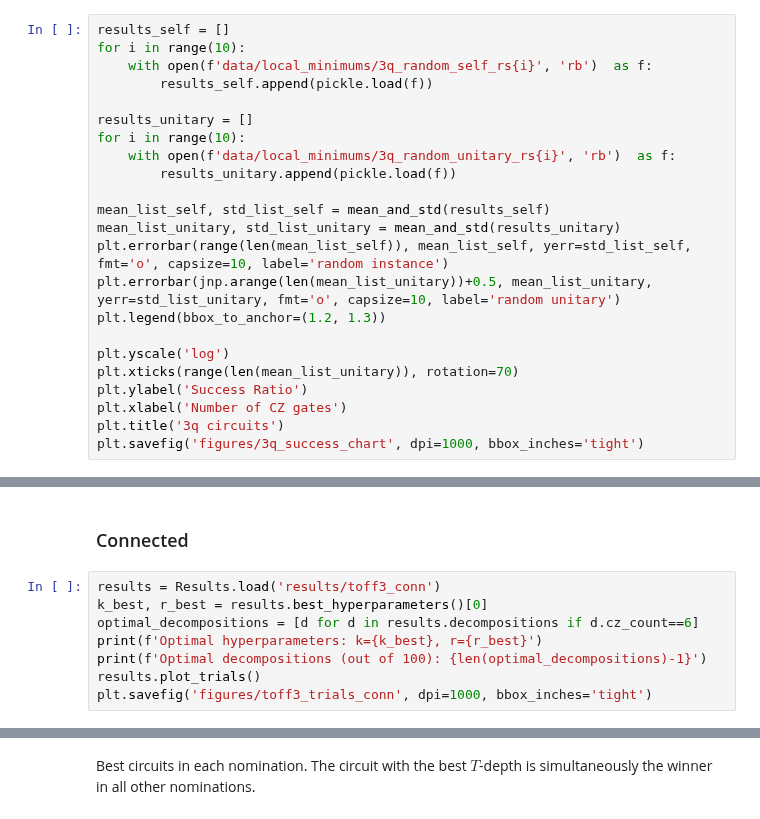
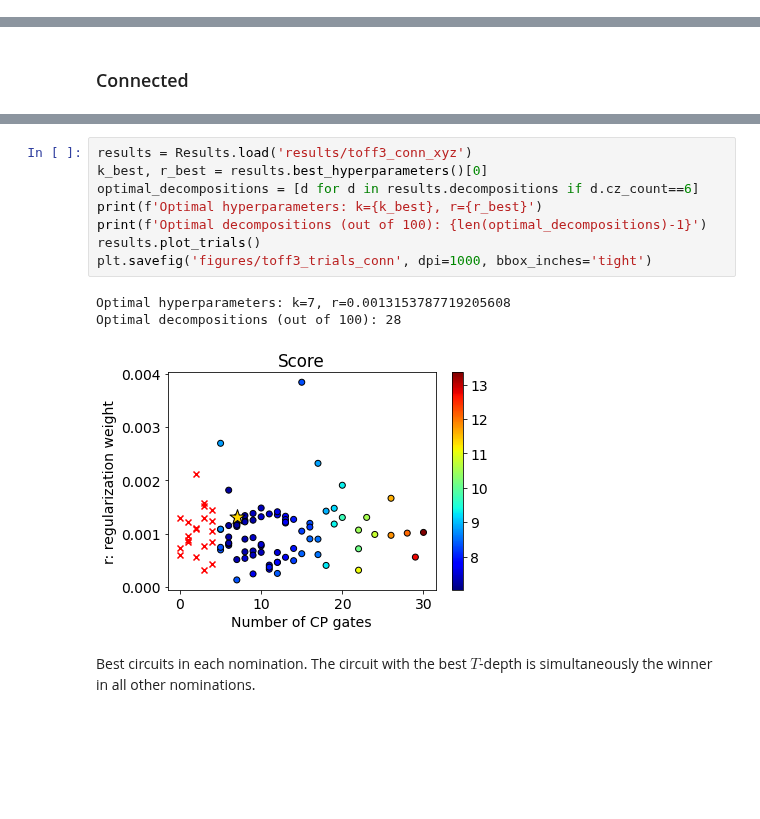
Before and after one commit to idnm/cpflow, a Jupyter notebook: paper/peppar.ipynb, the cells around one changed output, grey strips where cells are left out. Saved outputs shown, nothing was run; the diff lists cells and outputs as text; blank space fills up the shorter version.

```diff
--- a/paper/peppar.ipynb
+++ b/paper/peppar.ipynb
@@ -93,26 +108,3 @@ plt.title('3q circuits')
 plt.savefig('figures/3q_success_chart', dpi=1000, bbox_inches='tight')
 # %% [output]
 [figure]
-# %%
-results_self = []
-for i in range(10):
-    with open(f'data/local_minimums/3q_random_self_rs{i}', 'rb')  as f:
-        results_self.append(pickle.load(f))
-
-results_unitary = []
-for i in range(10):
-    with open(f'data/local_minimums/3q_random_unitary_rs{i}', 'rb')  as f:
-        results_unitary.append(pickle.load(f))
-
-mean_list_self, std_list_self = mean_and_std(results_self)
-mean_list_unitary, std_list_unitary = mean_and_std(results_unitary)
-plt.errorbar(range(len(mean_list_self)), mean_list_self, yerr=std_list_self, fmt='o', capsize=10, label='random instance')
-plt.errorbar(jnp.arange(len(mean_list_unitary))+0.5, mean_list_unitary, yerr=std_list_unitary, fmt='o', capsize=10, label='random unitary')
-plt.legend(bbox_to_anchor=(1.2, 1.3))
-
-plt.yscale('log')
-plt.xticks(range(len(mean_list_unitary)), rotation=70)
-plt.ylabel('Success Ratio')
-plt.xlabel('Number of CZ gates')
-plt.title('3q circuits')
-plt.savefig('figures/3q_success_chart', dpi=1000, bbox_inches='tight')
@@ -184,11 +174,3 @@ plt.savefig('figures/penalty', dpi=1000, bbox_inches='tight')
 ## Toffoli 3
 # %% [markdown]
 ### Connected
-# %%
-results = Results.load('results/toff3_conn')
-k_best, r_best = results.best_hyperparameters()[0]
-optimal_decompositions = [d for d in results.decompositions if d.cz_count==6]
-print(f'Optimal hyperparameters: k={k_best}, r={r_best}')
-print(f'Optimal decompositions (out of 100): {len(optimal_decompositions)-1}')
-results.plot_trials()
-plt.savefig('figures/toff3_trials_conn', dpi=1000, bbox_inches='tight')
@@ -199,3 +177,15 @@ Optimal decompositions (out of 100): 49
+# %%
+results = Results.load('results/toff3_conn_xyz')
+k_best, r_best = results.best_hyperparameters()[0]
+optimal_decompositions = [d for d in results.decompositions if d.cz_count==6]
+print(f'Optimal hyperparameters: k={k_best}, r={r_best}')
+print(f'Optimal decompositions (out of 100): {len(optimal_decompositions)-1}')
+results.plot_trials()
+plt.savefig('figures/toff3_trials_conn', dpi=1000, bbox_inches='tight')
+# %% [output]
+Optimal hyperparameters: k=7, r=0.0013153787719205608
+Optimal decompositions (out of 100): 28
+[figure, added]
 # %% [markdown]
 Best circuits in each nomination. The circuit with the best $T$-depth is simultaneously the winner in all other nominations.
 # %%
```
Also changed, not shown: parts of 27 cells of this notebook, 4 other files.
